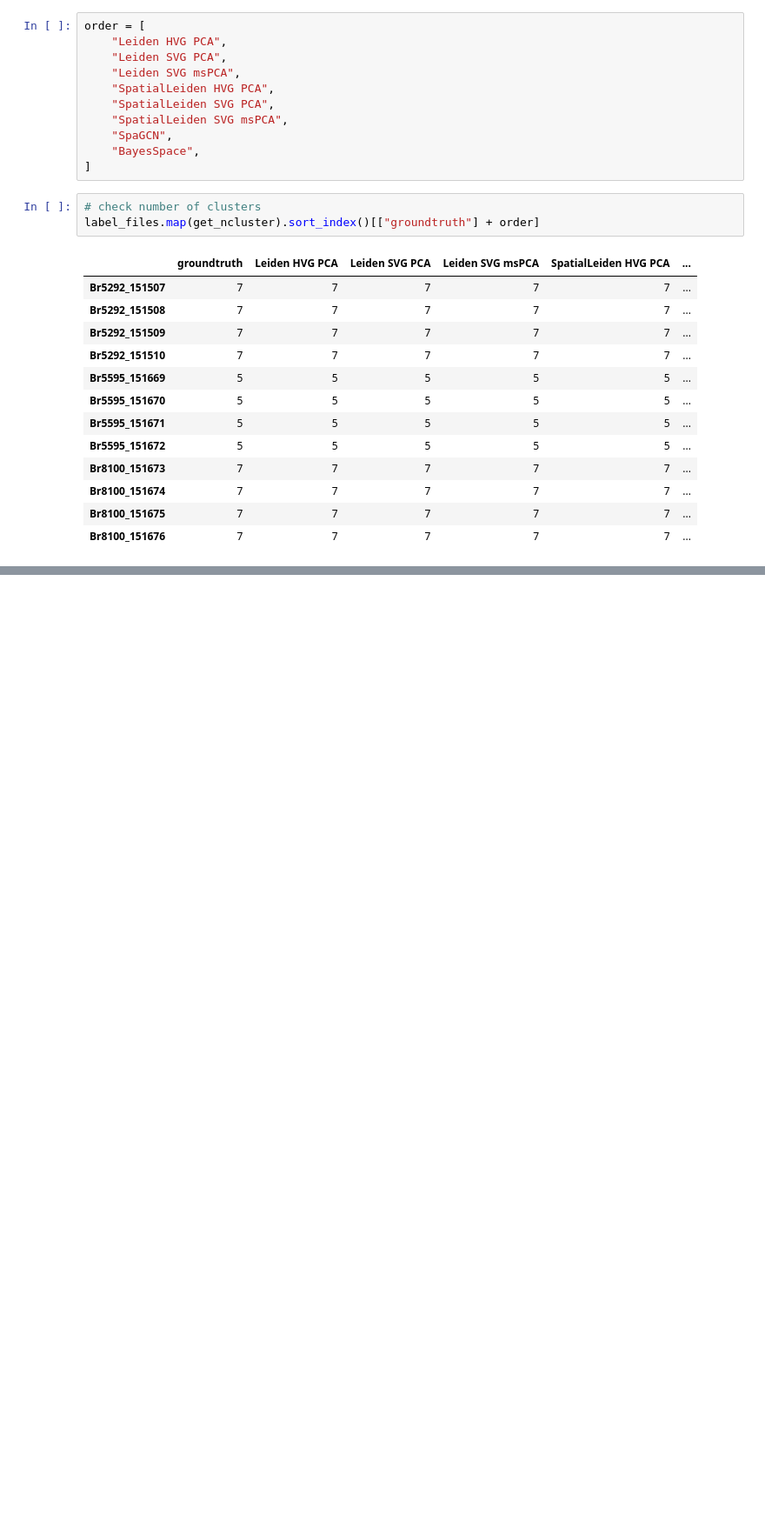
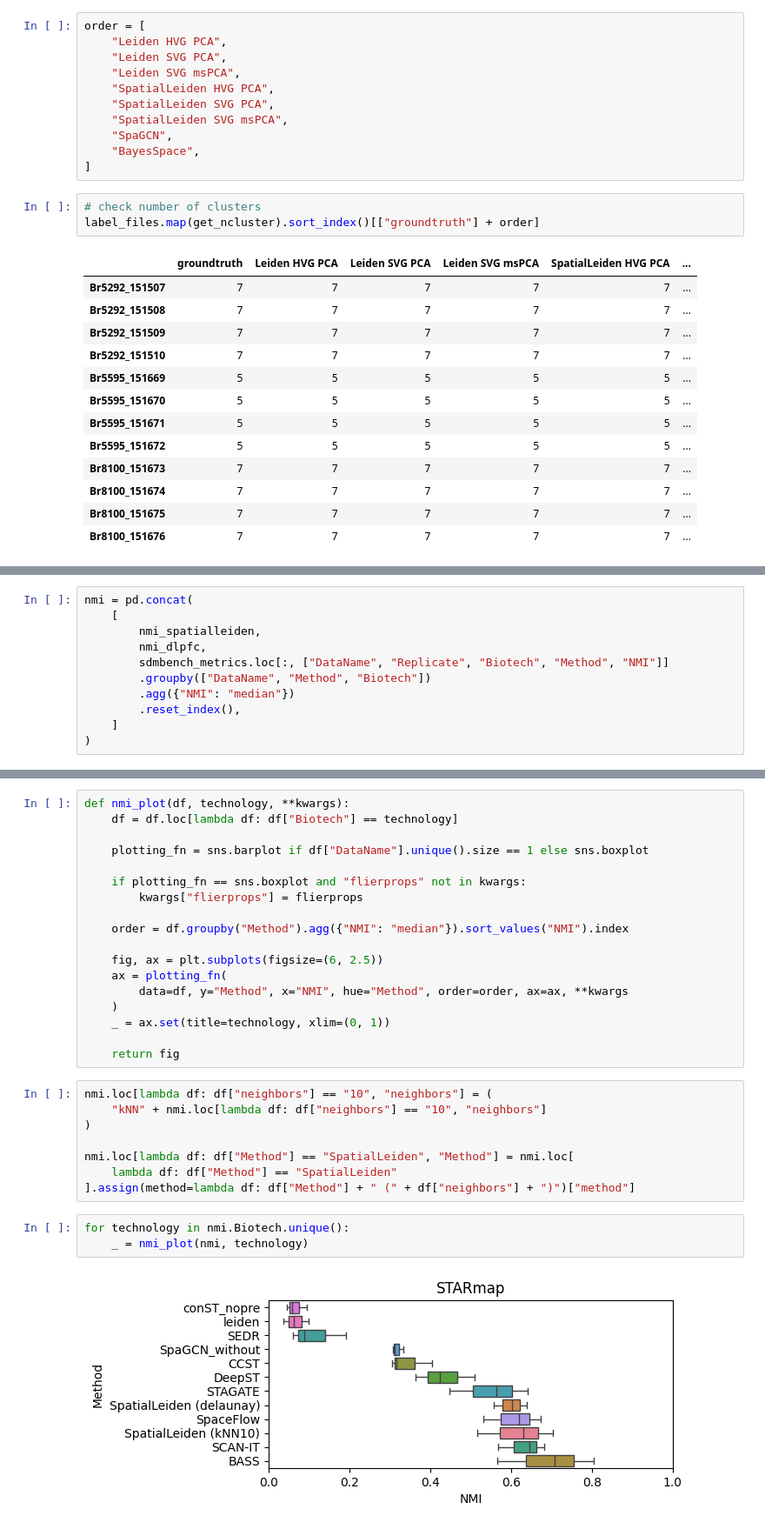
Before and after one commit to HiDiHlabs/SpatialLeiden-Study, a Jupyter notebook: 3_Fig.ipynb, the cells around one changed output, grey strips where cells are left out. Shown at 87% size. Saved outputs shown, nothing was run; the diff lists cells and outputs as text; blank space fills up the shorter version.

```diff
--- a/3_Fig.ipynb
+++ b/3_Fig.ipynb
@@ -303,0 +434,11 @@ nmi.to_csv(fig_dir / "NMI.tsv", sep="\t")
+# %%
+nmi = pd.concat(
+    [
+        nmi_spatialleiden,
+        nmi_dlpfc,
+        sdmbench_metrics.loc[:, ["DataName", "Replicate", "Biotech", "Method", "NMI"]]
+        .groupby(["DataName", "Method", "Biotech"])
+        .agg({"NMI": "median"})
+        .reset_index(),
+    ]
+)
@@ -303,0 +486,31 @@ nmi.to_csv(fig_dir / "NMI.tsv", sep="\t")
+# %%
+def nmi_plot(df, technology, **kwargs):
+    df = df.loc[lambda df: df["Biotech"] == technology]
+
+    plotting_fn = sns.barplot if df["DataName"].unique().size == 1 else sns.boxplot
+
+    if plotting_fn == sns.boxplot and "flierprops" not in kwargs:
+        kwargs["flierprops"] = flierprops
+
+    order = df.groupby("Method").agg({"NMI": "median"}).sort_values("NMI").index
+
+    fig, ax = plt.subplots(figsize=(6, 2.5))
+    ax = plotting_fn(
+        data=df, y="Method", x="NMI", hue="Method", order=order, ax=ax, **kwargs
+    )
+    _ = ax.set(title=technology, xlim=(0, 1))
+
+    return fig
+# %%
+nmi.loc[lambda df: df["neighbors"] == "10", "neighbors"] = (
+    "kNN" + nmi.loc[lambda df: df["neighbors"] == "10", "neighbors"]
+)
+
+nmi.loc[lambda df: df["Method"] == "SpatialLeiden", "Method"] = nmi.loc[
+    lambda df: df["Method"] == "SpatialLeiden"
+].assign(method=lambda df: df["Method"] + " (" + df["neighbors"] + ")")["method"]
+# %%
+for technology in nmi.Biotech.unique():
+    _ = nmi_plot(nmi, technology)
+# %% [output]
+[figure, added]
```
Also changed, not shown: parts of 47 cells of this notebook, 22 other files.
